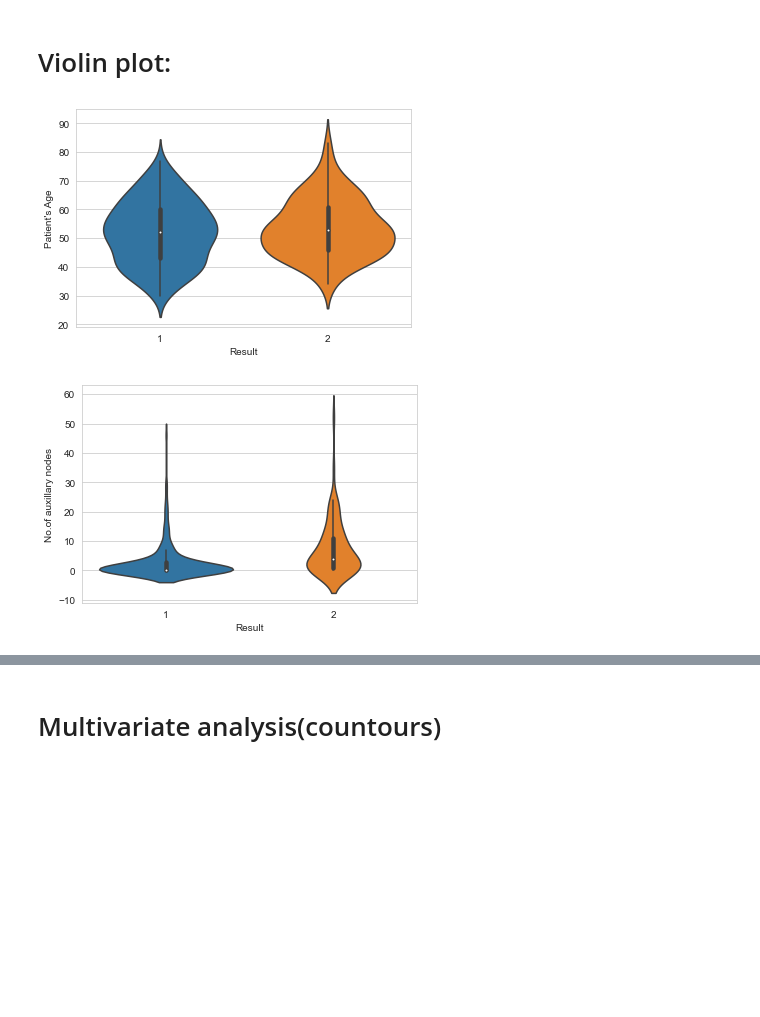
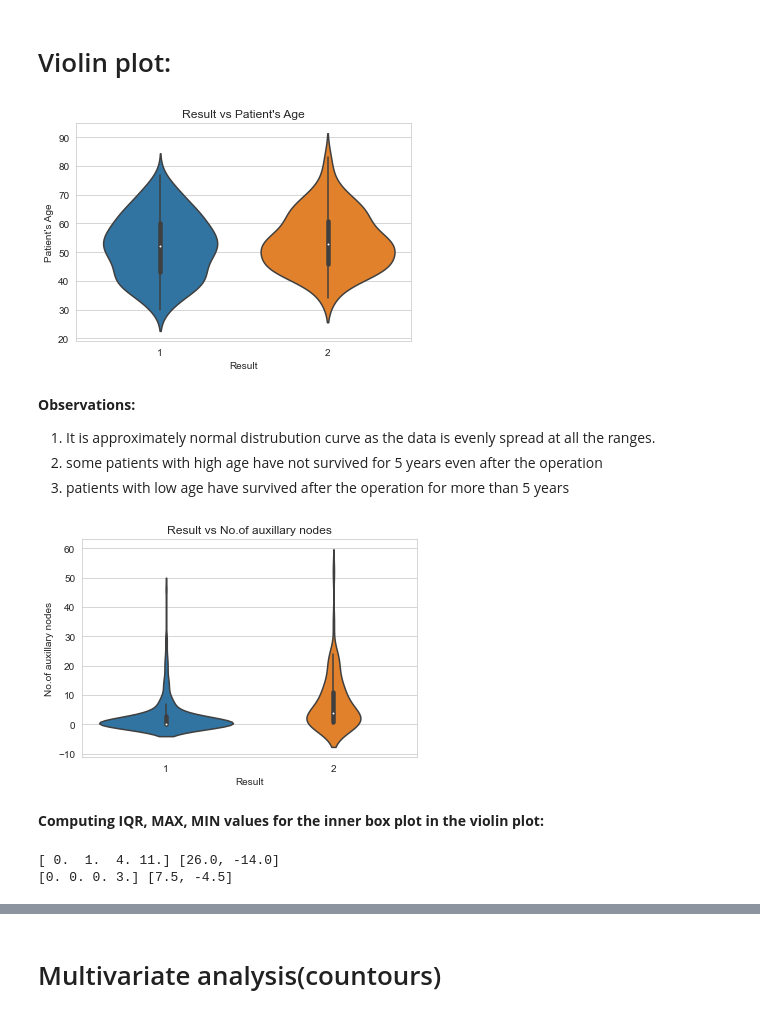
Before and after one commit to Chaitanya-Majety/Jupyter, a Jupyter notebook: Jupyter Notebooks/Data Analysis/haberman.ipynb, the cells around one changed output, grey strips where cells are left out. Cells and saved outputs as stored; diff of their text form; code cells hidden in the pictures; blank space fills up the shorter version.

```diff
--- a/Jupyter Notebooks/Data Analysis/haberman.ipynb
+++ b/Jupyter Notebooks/Data Analysis/haberman.ipynb
@@ -420,11 +420,41 @@ plt.show()
 # Violin plot:
 # %%
 sns.violinplot(x="Result", y="Patient\'s Age", data=df, size=8)
+plt.title("Result vs Patient's Age")
 plt.show()
 # %% [output]
-[figure, old version]
+[figure, new version]
+# %% [markdown]
+**Observations:**
+
+1. It is approximately normal distrubution curve as the data is evenly spread at all the ranges.
+2. some patients with high age have not survived for 5 years even after the operation
+3. patients with low age have survived after the operation for more than 5 years
 # %%
 sns.violinplot(x='Result',y='No.of auxillary nodes', data=df, size=8)
+plt.title("Result vs No.of auxillary nodes")
 plt.show()
 # %% [output]
-[figure, old version]
+[figure, new version]
+# %% [markdown]
+**Computing IQR, MAX, MIN values for the inner box plot in the violin plot:**
+# %%
+# for result = 2
+fin=[]
+l = df['No.of auxillary nodes'][df['Result']==2].to_list()
+sl = sorted(l)
+p = np.percentile(sl,np.arange(0,100,25))
+fin.append(p[3] + 1.5*(p[3] - p[1]))
+fin.append(p[1] - 1.5*(p[3] - p[1]))
+print(p,fin)
+# for result = 1
+fin1=[]
+l = df['No.of auxillary nodes'][df['Result']==1].to_list()
+sl = sorted(l)
+p = np.percentile(sl,np.arange(0,100,25))
+fin1.append(p[3] + 1.5*(p[3] - p[1]))
+fin1.append(p[1] - 1.5*(p[3] - p[1]))
+print(p,fin1)
+# %% [output]
+[ 0.  1.  4. 11.] [26.0, -14.0]
+[0. 0. 0. 3.] [7.5, -4.5]
```
Also changed, not shown: parts of 8 cells of this notebook.
